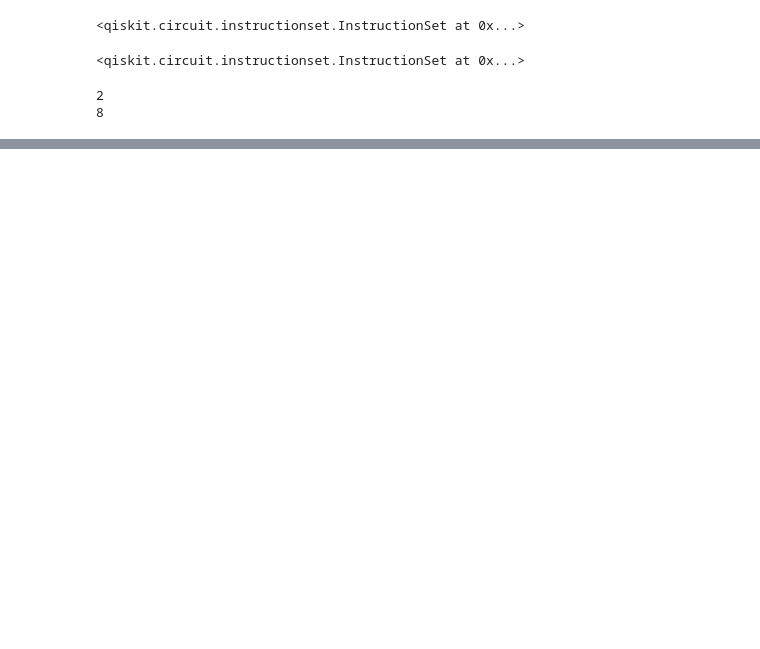
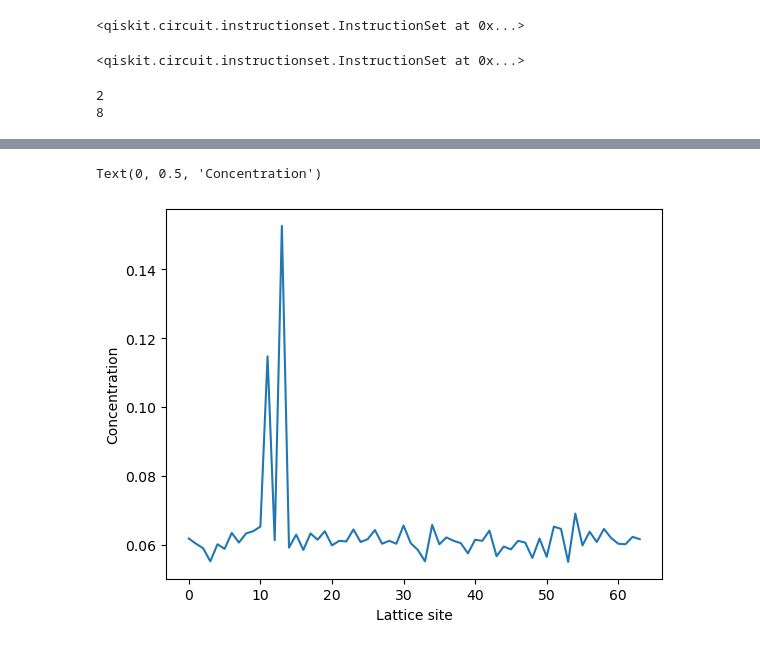
Before and after one commit to comp-physics/QLBM-frugal, a Jupyter notebook: advectionDiffusion/QuantumD1Q2Simulation.ipynb, the cells around one changed output, grey strips where cells are left out. Saved outputs shown, nothing was run; the diff lists cells and outputs as text; code cells hidden in the pictures; blank space fills up the shorter version.

```diff
--- a/advectionDiffusion/QuantumD1Q2Simulation.ipynb
+++ b/advectionDiffusion/QuantumD1Q2Simulation.ipynb
@@ -179,0 +193,4 @@ backend = AerSimulator.from_backend(FakeBrisbane())
+# %%
+keys = list(counts.keys())
+keys.sort()
+sorted_counts = {i: counts[i] for i in keys}
@@ -200 +255,12 @@ backend = AerSimulator.from_backend(FakeBrisbane())
+# %%
+# RESET
+#### initialState
+initState = np.ones(M)/10  #0.1 everywhere
+initState[12] = 0.2
+nrm = np.linalg.norm(initState)
+initState = np.concatenate((initState,initState))
+#### statevector
+
+SV = Statevector(initState/np.linalg.norm(initState)).expand([1,0])
+initSV = SV #save for future reference
 # %%
@@ -210,3 +312,13 @@ backend = AerSimulator.from_backend(FakeBrisbane())
+# %%
+vals = np.array(list(sorted_counts.values()))
+vals = vals / np.linalg.norm(vals)
+# %%
+plt.plot(list(range(0,M,1)), 2**(1)*nrm*vals[:M:])
+plt.xlabel("Lattice site")
+plt.ylabel("Concentration")
+# %% [output]
+Text(0, 0.5, 'Concentration')
+[figure, added]
 # %%
 # #### initialState
 # x0 = 32
```
Also changed, not shown: parts of 14 cells of this notebook, 52 other files.
